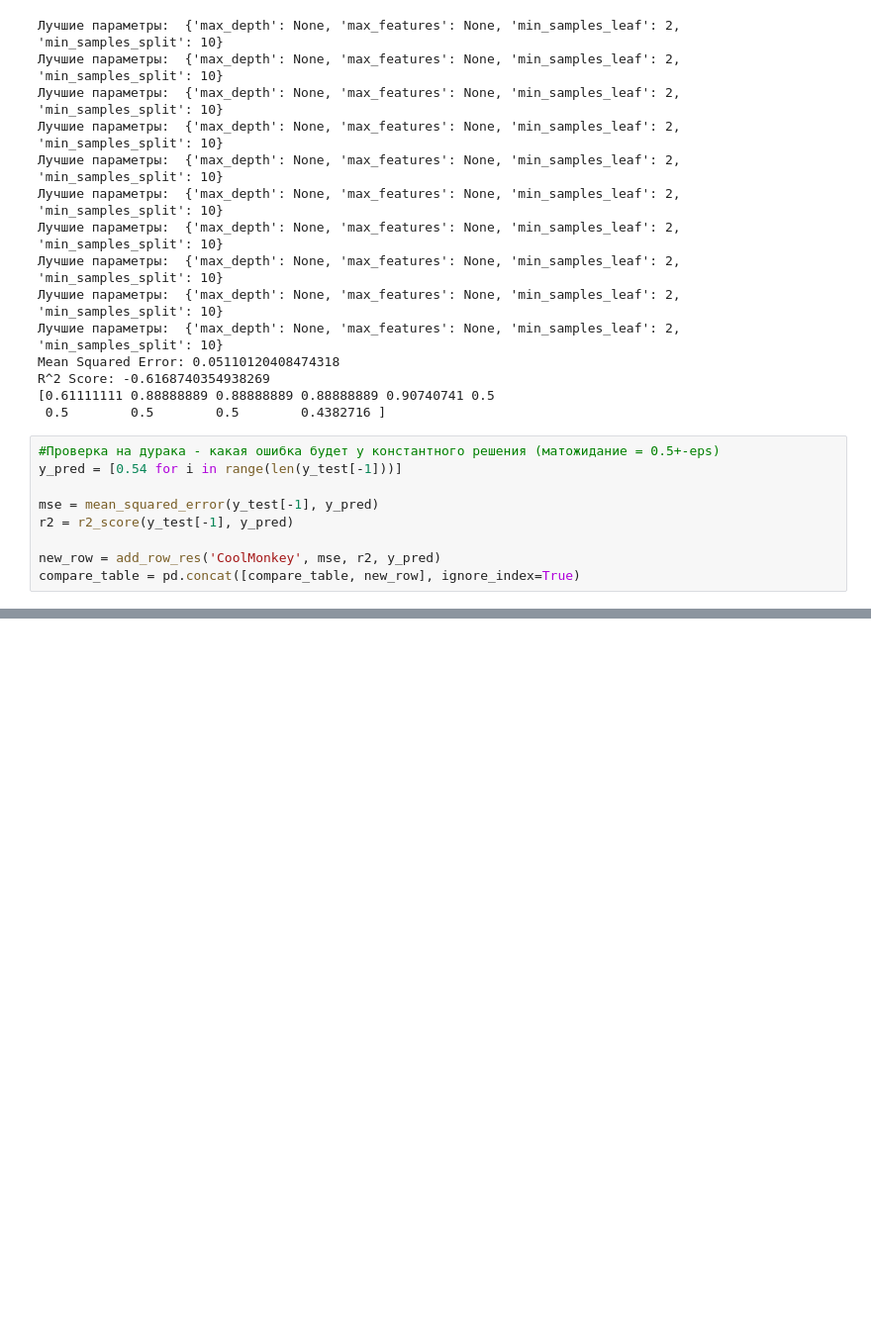
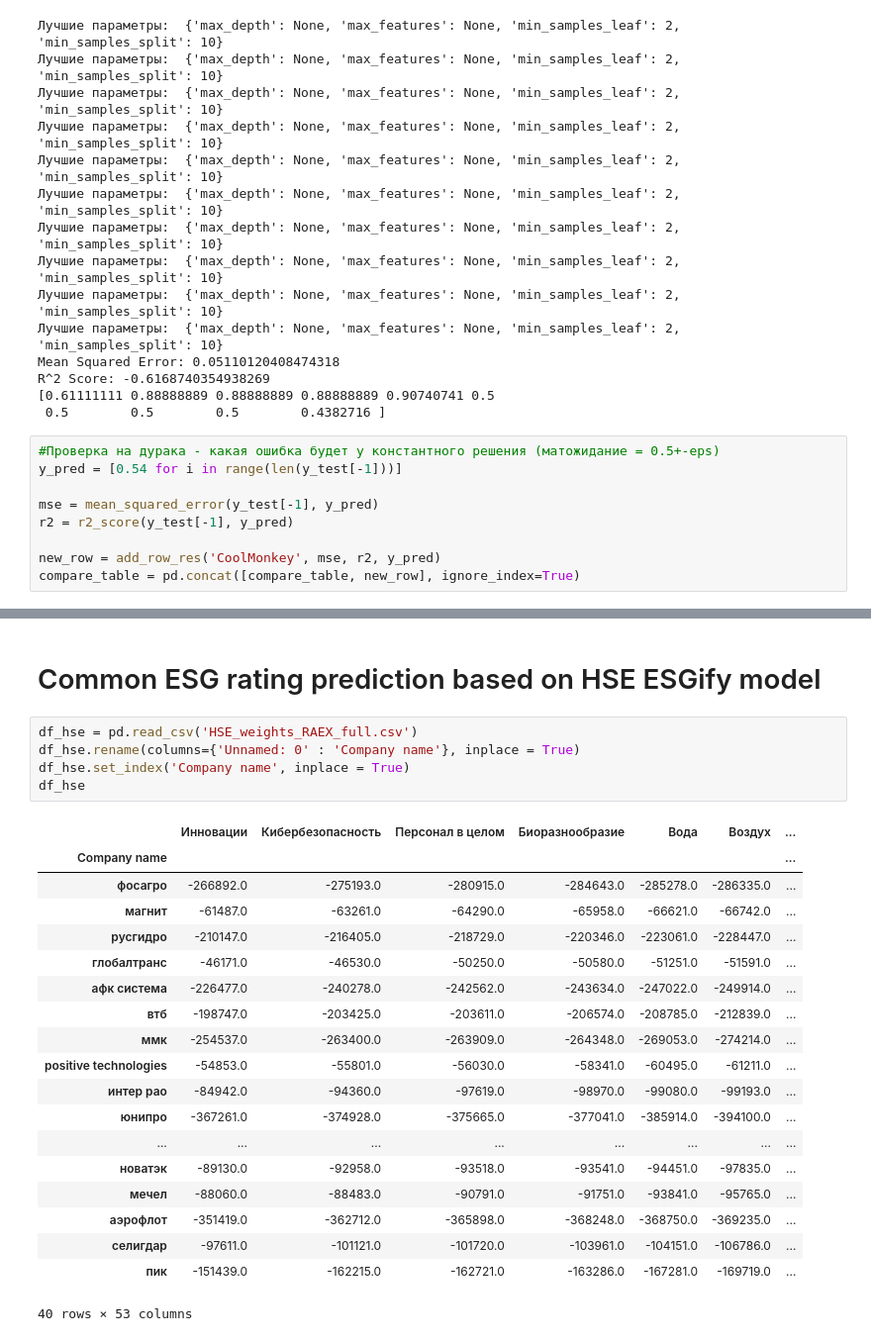
Before and after one commit to oversanya/ESG_rating_prediction, a Jupyter notebook: NLP+ML_ESG.ipynb, the cells around one changed output, grey strips where cells are left out. Shown at 99% size. Drawn from its saved outputs; the diff is of its cells as text; blank space fills up the shorter version.

```diff
--- a/NLP+ML_ESG.ipynb
+++ b/NLP+ML_ESG.ipynb
@@ -1442,0 +1805,27 @@ compare_table
+# %% [markdown]
+# Common ESG rating prediction based on HSE ESGify model
+# %%
+df_hse = pd.read_csv('HSE_weights_RAEX_full.csv')
+df_hse.rename(columns={'Unnamed: 0' : 'Company name'}, inplace = True)
+df_hse.set_index('Company name', inplace = True)
+df_hse
+# %% [output]
+|  | Инновации | Кибербезопасность | Персонал в целом | Биоразнообразие | Вода | Воздух | ... |
+| Company name |  |  |  |  |  |  | ... |
+| фосагро | -266892.0 | -275193.0 | -280915.0 | -284643.0 | -285278.0 | -286335.0 | ... |
+| магнит | -61487.0 | -63261.0 | -64290.0 | -65958.0 | -66621.0 | -66742.0 | ... |
+| русгидро | -210147.0 | -216405.0 | -218729.0 | -220346.0 | -223061.0 | -228447.0 | ... |
+| глобалтранс | -46171.0 | -46530.0 | -50250.0 | -50580.0 | -51251.0 | -51591.0 | ... |
+| афк система | -226477.0 | -240278.0 | -242562.0 | -243634.0 | -247022.0 | -249914.0 | ... |
+| втб | -198747.0 | -203425.0 | -203611.0 | -206574.0 | -208785.0 | -212839.0 | ... |
+| ммк | -254537.0 | -263400.0 | -263909.0 | -264348.0 | -269053.0 | -274214.0 | ... |
+| positive technologies | -54853.0 | -55801.0 | -56030.0 | -58341.0 | -60495.0 | -61211.0 | ... |
+| интер рао | -84942.0 | -94360.0 | -97619.0 | -98970.0 | -99080.0 | -99193.0 | ... |
+| юнипро | -367261.0 | -374928.0 | -375665.0 | -377041.0 | -385914.0 | -394100.0 | ... |
+| ... | ... | ... | ... | ... | ... | ... | ... |
+| новатэк | -89130.0 | -92958.0 | -93518.0 | -93541.0 | -94451.0 | -97835.0 | ... |
+| мечел | -88060.0 | -88483.0 | -90791.0 | -91751.0 | -93841.0 | -95765.0 | ... |
+| аэрофлот | -351419.0 | -362712.0 | -365898.0 | -368248.0 | -368750.0 | -369235.0 | ... |
+| селигдар | -97611.0 | -101121.0 | -101720.0 | -103961.0 | -104151.0 | -106786.0 | ... |
+| пик | -151439.0 | -162215.0 | -162721.0 | -163286.0 | -167281.0 | -169719.0 | ... |
+40 rows × 53 columns
```
Also changed, not shown: parts of 49 cells of this notebook.
